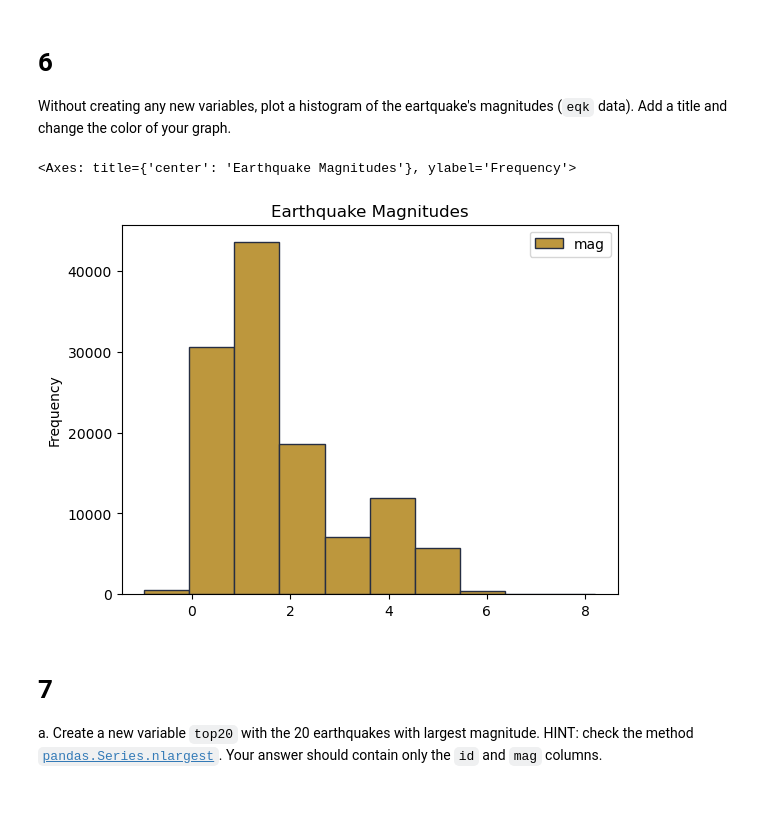
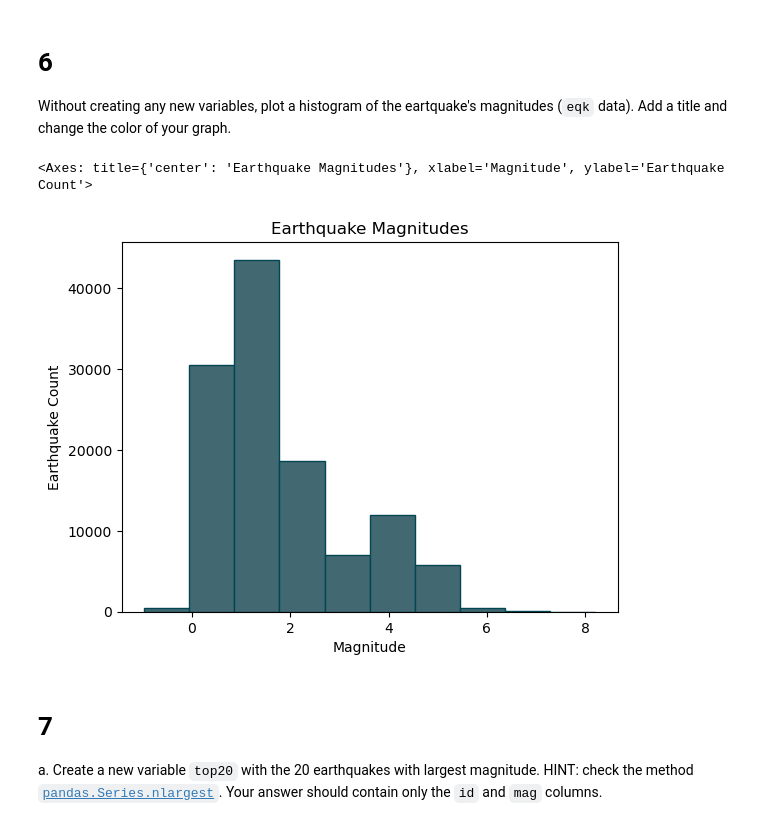
Before and after one commit to roshananair/eds220-hwk1, a Jupyter notebook: task3/hwk1-task3-earthquakes.ipynb, the cells around one changed output. Saved outputs shown, nothing was run; the diff lists cells and outputs as text; code cells hidden in the pictures; blank space fills up the shorter version.

```diff
--- a/task3/hwk1-task3-earthquakes.ipynb
+++ b/task3/hwk1-task3-earthquakes.ipynb
@@ -195,11 +195,11 @@ q5 results: All test cases passed!
 # 6
 Without creating any new variables, plot a histogram of the eartquake's magnitudes (`eqk` data). Add a title and change the color of your graph.
 # %%
-# Plotting frequency of earthquake manitudes as a histogram, setting the title and fill/edge color of bars
-eqk.plot(kind = 'hist', y = 'mag', title = 'Earthquake Magnitudes', color = '#BD973D', edgecolor = '#262E43')
+# Plotting frequency of earthquake manitudes as a histogram, setting the title, axis lables, fill/edge color of bars, and removing the legend
+eqk.plot(kind = 'hist', y = 'mag', title = 'Earthquake Magnitudes', color = '#426871', edgecolor = '#004753', xlabel = 'Magnitude', legend = False, ylabel = 'Earthquake Count')
 # %% [output]
-<Axes: title={'center': 'Earthquake Magnitudes'}, ylabel='Frequency'>
+<Axes: title={'center': 'Earthquake Magnitudes'}, xlabel='Magnitude', ylabel='Earthquake Count'>
-[figure, old version]
+[figure, new version]
 # %% [markdown]
 <!-- END QUESTION -->
 
```
Also changed, not shown: parts of 16 cells of this notebook.
